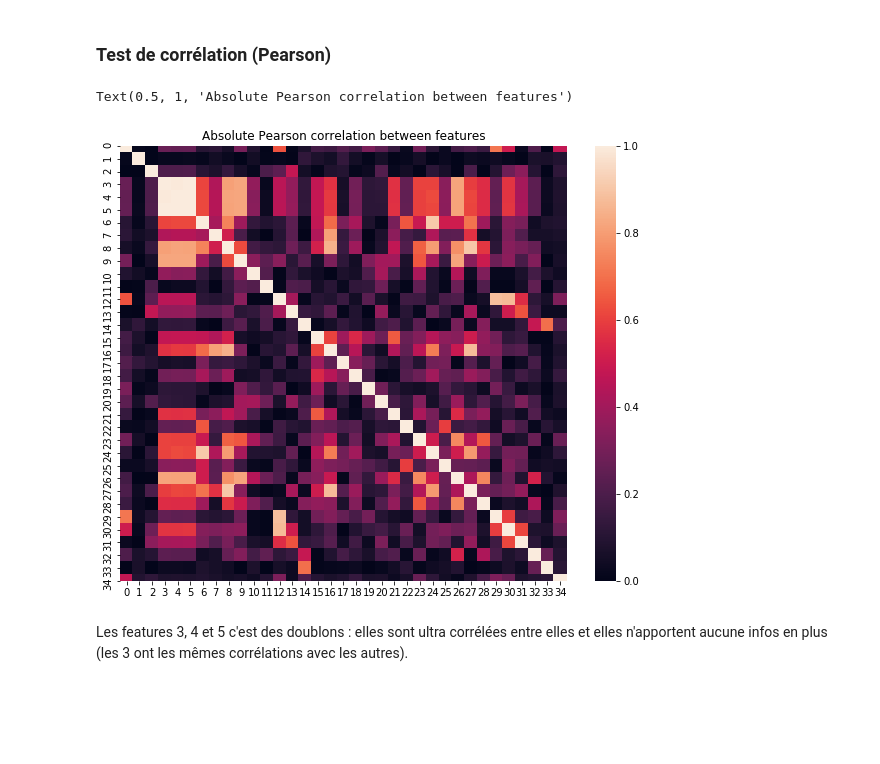
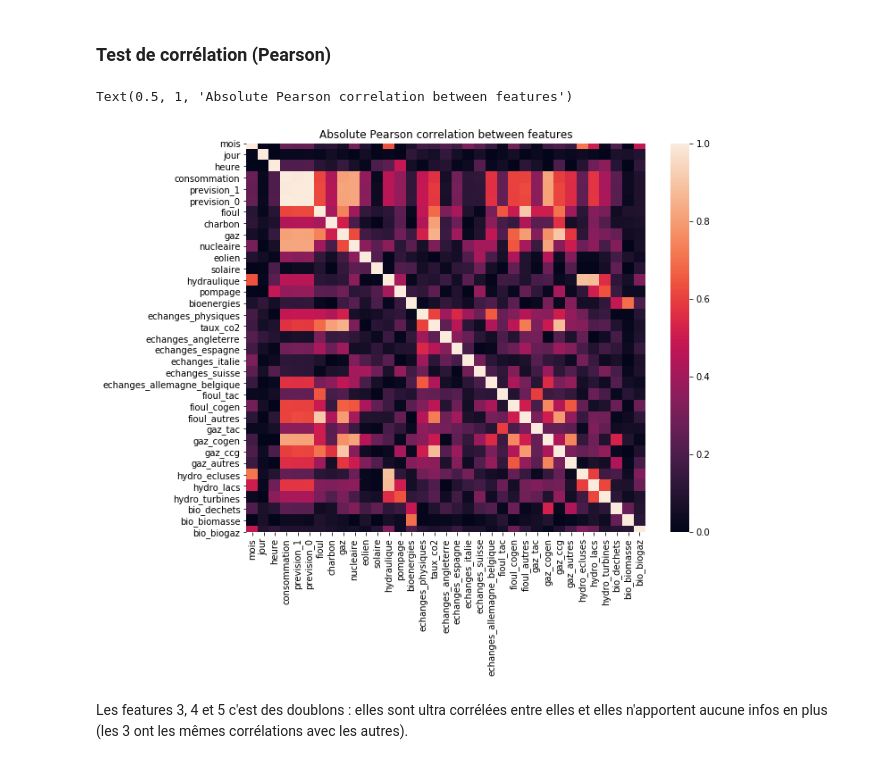
Before and after one commit to louishemadou/PredPertes, a Jupyter notebook: pearson_pca.ipynb, the cells around one changed output. Cells and saved outputs as stored; diff of their text form; code cells hidden in the pictures; blank space fills up the shorter version.

```diff
--- a/pearson_pca.ipynb
+++ b/pearson_pca.ipynb
@@ -7,4 +7,4 @@ import scipy as sc # H0 = non-correlation (assumption that each dataset is norma
 from sklearn.metrics import r2_score
 
 dataframe = pd.read_csv("./data/conso/conso_2018.csv")
-dataframe.columns
+feature_name = dataframe.columns.to_numpy()
@@ -73,21 +63,21 @@ X = (X - X.mean(0)) / (X.std(0)+1e-11)
 # %%
 n, p = X.shape
 
 inner_corr = np.zeros((p, p))
 target_corr = np.zeros(p)
 for i in range(p):
     target_corr[i] = sc.stats.pearsonr(X[:, i], Y)[0]
     for j in range(p):
         inner_corr[i, j] = sc.stats.pearsonr(X[:, i], X[:, j])[0]
 
 # afficher la map de corrélation entre features
 
 plt.figure(figsize=(10,8))
-sns.heatmap(abs(inner_corr), annot=False)
+sns.heatmap(abs(inner_corr), annot=False, xticklabels=feature_name, yticklabels=feature_name)
 plt.title("Absolute Pearson correlation between features")
 # %% [output]
 Text(0.5, 1, 'Absolute Pearson correlation between features')
-[figure, old version]
+[figure, new version]
 # %% [markdown]
 Les features 3, 4 et 5 c'est des doublons : elles sont ultra corrélées entre elles et elles n'apportent aucune infos en plus (les 3 ont les mêmes corrélations avec les autres).
 # %%
```
Also changed, not shown: parts of 9 cells of this notebook.
